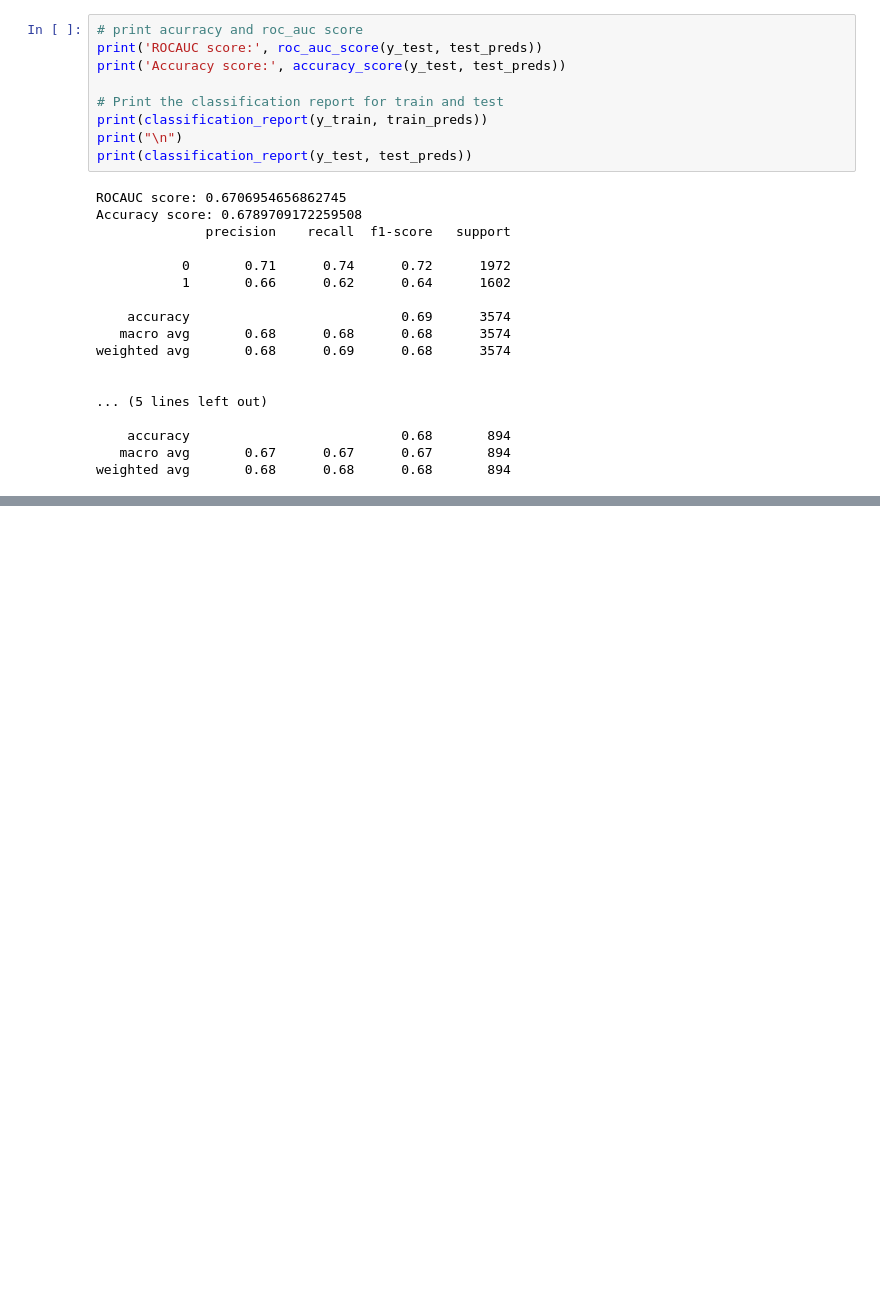
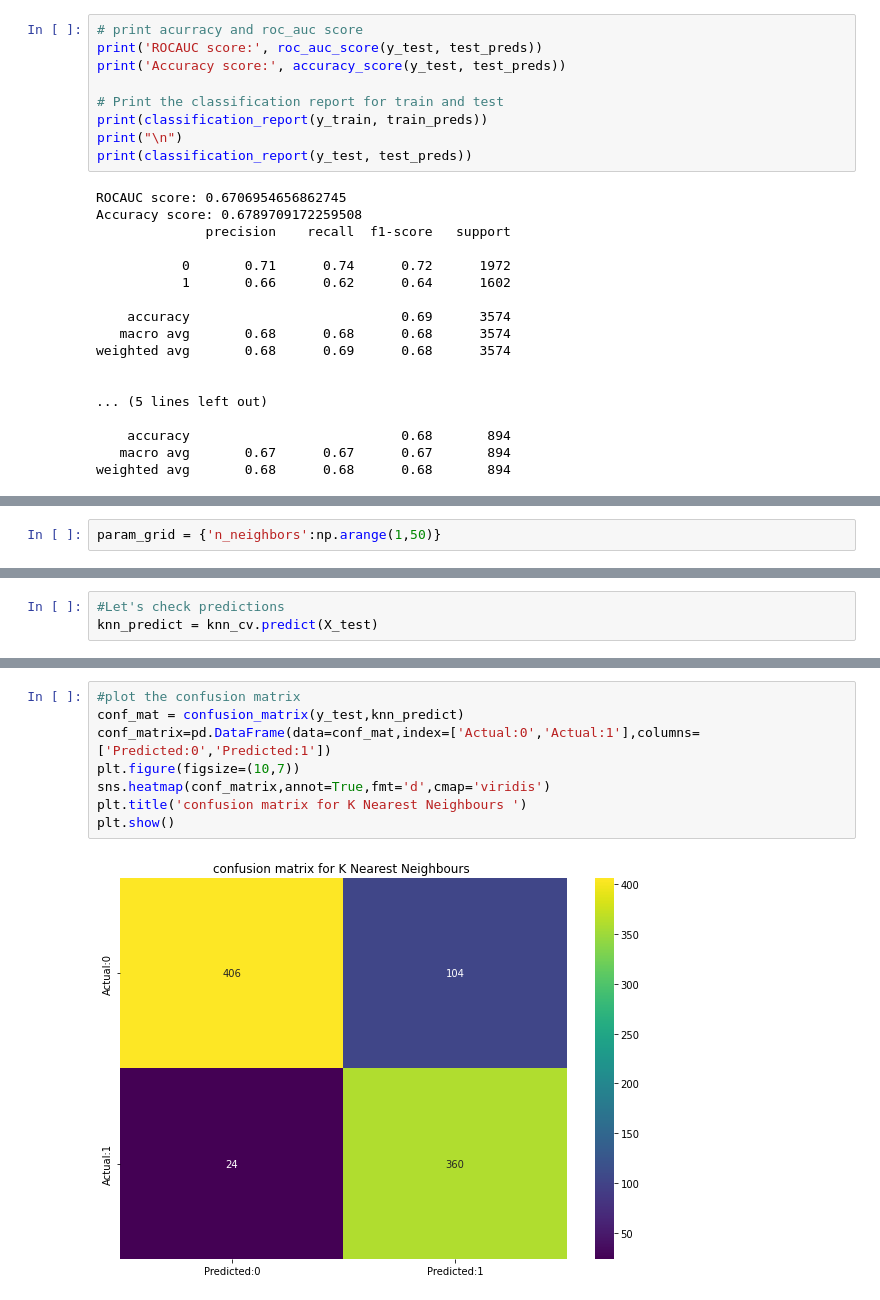
Before and after one commit to Manass20/Cardiovascular-risk-prediction-Manas, a Jupyter notebook: Cardiovascular_risk_prediction_Manas.ipynb, the cells around one changed output, grey strips where cells are left out. Cells and saved outputs as stored; diff of their text form; blank space fills up the shorter version.

```diff
--- a/Cardiovascular_risk_prediction_Manas.ipynb
+++ b/Cardiovascular_risk_prediction_Manas.ipynb
@@ -682,0 +724,2 @@ weighted avg       0.68      0.68      0.68       894
+# %%
+param_grid = {'n_neighbors':np.arange(1,50)}
@@ -682,0 +743,3 @@ weighted avg       0.68      0.68      0.68       894
+# %%
+#Let's check predictions
+knn_predict = knn_cv.predict(X_test)
@@ -682,0 +752,10 @@ weighted avg       0.68      0.68      0.68       894
+# %%
+#plot the confusion matrix
+conf_mat = confusion_matrix(y_test,knn_predict)
+conf_matrix=pd.DataFrame(data=conf_mat,index=['Actual:0','Actual:1'],columns=['Predicted:0','Predicted:1'])
+plt.figure(figsize=(10,7))
+sns.heatmap(conf_matrix,annot=True,fmt='d',cmap='viridis')
+plt.title('confusion matrix for K Nearest Neighbours ')
+plt.show()
+# %% [output]
+[figure, added]
```
Also changed, not shown: parts of 10 cells of this notebook.
